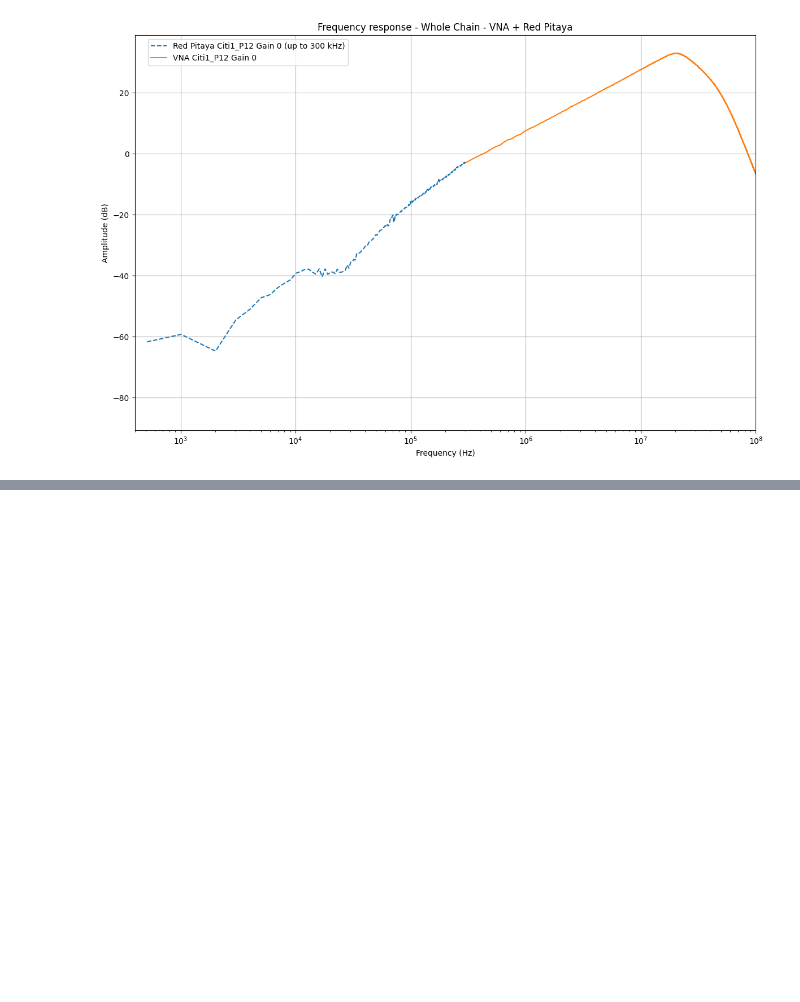
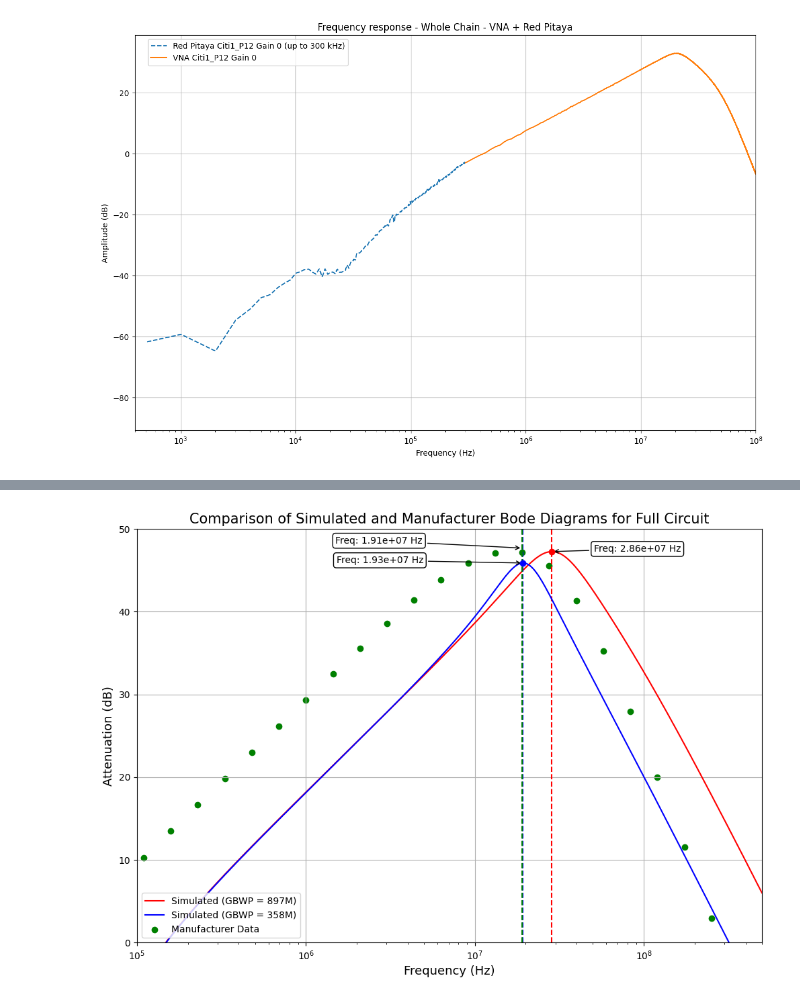
Before and after one commit to Lautaro-Silva/Laboratorio_6_7_ITeDA, a Jupyter notebook: Etapa Final de Proyecto/data_analysis_final_VNA+Pitaya.ipynb, the cells around one changed output, grey strips where cells are left out. Cells and saved outputs as stored; diff of their text form; code cells hidden in the pictures; blank space fills up the shorter version.

```diff
--- a/Etapa Final de Proyecto/data_analysis_final_VNA+Pitaya.ipynb
+++ b/Etapa Final de Proyecto/data_analysis_final_VNA+Pitaya.ipynb
@@ -717,0 +840,90 @@ Peak Attenuation: 5.40 dB
+# %%
+# Load the first data file (Version 1.5)
+df_v15 = pd.read_csv(
+    '/home/lautaro/GitHub/Laboratorio_6_7_ITeDA/Etapa Final de Proyecto/bode_circuito_completo_con_capacitores_en_preamp_inversor_v1,5.txt',
+    sep="\t", skiprows=1, names=['Frequency', 'V(out)'], encoding='ISO-8859-1'
+)
+df_v15['Attenuation'] = df_v15['V(out)'].apply(lambda x: float(x.split(',')[0][1:].replace('dB', '').strip())) + 6.5
+
+# Find the peak attenuation for Version 1.5
+max_v15_idx = df_v15['Attenuation'].idxmax()
+max_v15_freq = df_v15['Frequency'].iloc[max_v15_idx]
+max_v15_value = df_v15['Attenuation'].iloc[max_v15_idx]
+
+# Load the second data file (Version 2.0)
+df_v2 = pd.read_csv(
+    '/home/lautaro/GitHub/Laboratorio_6_7_ITeDA/Etapa Final de Proyecto/bode_circuito_completo_con_capacitores_en_preamp_inversor_v2.txt',
+    sep="\t", skiprows=1, names=['Frequency', 'V(out)'], encoding='ISO-8859-1'
+)
+df_v2['Attenuation'] = df_v2['V(out)'].apply(lambda x: float(x.split(',')[0][1:].replace('dB', '').strip())) + 6.5
+
+# Find the peak attenuation for Version 2.0
+max_v2_idx = df_v2['Attenuation'].idxmax()
+max_v2_freq = df_v2['Frequency'].iloc[max_v2_idx]
+max_v2_value = df_v2['Attenuation'].iloc[max_v2_idx]
+
+# Load manufacturer data
+df_manufacturer = pd.read_csv(
+    '/home/lautaro/GitHub/Laboratorio_6_7_ITeDA/Bode-Manufacturer + Código/mag_fschain.csv',
+    names=("frec", "atenuation")
+)
+df_manufacturer = df_manufacturer.tail(-1).astype('float')  # Remove header and ensure numeric type
+
+# Find the peak attenuation for manufacturer data (manual adjustment to pick previous point)
+max_manufacturer_idx = df_manufacturer['atenuation'].idxmax() - 1  # Move to the previous point
+max_manufacturer_freq = df_manufacturer['frec'].iloc[max_manufacturer_idx]
+max_manufacturer_value = df_manufacturer['atenuation'].iloc[max_manufacturer_idx]
+
+# Create a larger figure
+plt.figure(figsize=(12, 8))  # Set width and height in inches
+
+# Plotting the Version 1.5 data
+plt.plot(df_v15['Frequency'], df_v15['Attenuation'], color='red', label='Simulated (GBWP = 897M)')
+plt.scatter(max_v15_freq, max_v15_value, color='red', zorder=5)
+plt.axvline(x=max_v15_freq, color='red', linestyle='--')
+plt.annotate(f'Freq: {max_v15_freq:.2e} Hz',
+             xy=(max_v15_freq, max_v15_value),
+             xytext=(45, 0),  # Adjusting to the left side
+             textcoords='offset points',
+             arrowprops=dict(facecolor='black', arrowstyle='->'),
+             fontsize=10, color='black',
+             bbox=dict(facecolor='white', edgecolor='black', boxstyle='round,pad=0.3'))
+
+# Plotting the Version 2.0 data
+plt.plot(df_v2['Frequency'], df_v2['Attenuation'], color='blue', label='Simulated (GBWP = 358M)')
+plt.scatter(max_v2_freq, max_v2_value, color='blue', zorder=5)
+plt.axvline(x=max_v2_freq, color='blue', linestyle='--')
+plt.annotate(f'Freq: {max_v2_freq:.2e} Hz',
+             xy=(max_v2_freq, max_v2_value),
+             xytext=(-200, 0),
+             textcoords='offset points',
+             arrowprops=dict(facecolor='black', arrowstyle='->'),
+             fontsize=10, color='black',
+             bbox=dict(facecolor='white', edgecolor='black', boxstyle='round,pad=0.3'))
+
+# Plotting the manufacturer data
+plt.scatter(df_manufacturer['frec'], df_manufacturer['atenuation']-5.5, color='green', label='Manufacturer Data')
+plt.axvline(x=max_manufacturer_freq, color='green', linestyle='--')
+plt.annotate(f'Freq: {max_manufacturer_freq:.2e} Hz',
+             xy=(max_manufacturer_freq, max_manufacturer_value-5),  # Adjust y position for clarity
+             xytext=(-200, 5),  # Adjust the offset to prevent overlap
+             textcoords='offset points',
+             arrowprops=dict(facecolor='black', arrowstyle='->'),
+             fontsize=10, color='black',
+             bbox=dict(facecolor='white', edgecolor='black', boxstyle='round,pad=0.3'))
+
+# Set titles and labels
+plt.title('Comparison of Simulated and Manufacturer Bode Diagrams for Full Circuit', fontsize=15)
+plt.xlabel('Frequency (Hz)', fontsize=13)
+plt.ylabel('Attenuation (dB)', fontsize=13)
+plt.legend(loc='lower left')  # Add a legend in the lower-left corner
+plt.xscale('log')  # Set x-axis to log scale
+plt.xlim(1e5, 5e8)  # Adjust the x-axis limits
+plt.ylim(0, 50)  # Adjust the y-axis limits
+plt.grid(True)  # Add grid
+
+# Save and display the plot
+plt.savefig('bode_diagram_comparison_with_manufacturer.pdf', dpi=1000)
+plt.show()
+# %% [output]
+[figure, added]
```
Also changed, not shown: parts of 8 cells of this notebook, 28 other files.
